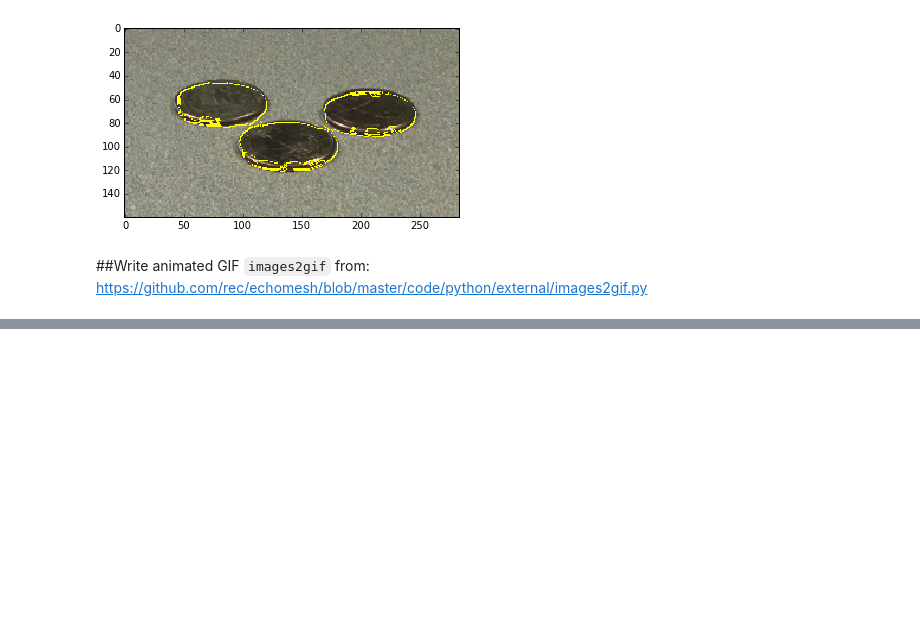
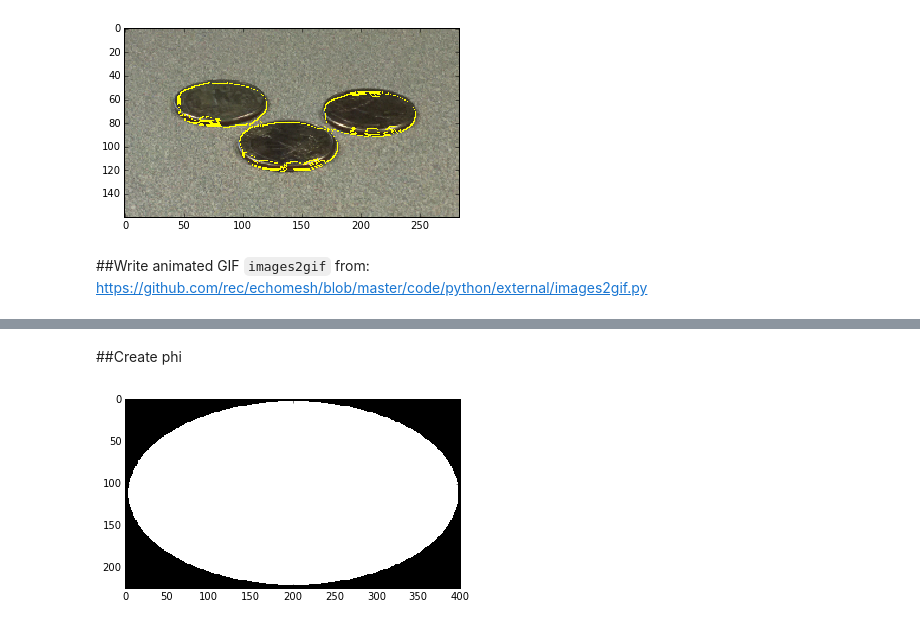
Before and after one commit to rmetchev/IVP-Python, a Jupyter notebook: Week6.ipynb, the cells around one changed output, grey strips where cells are left out. Saved outputs shown, nothing was run; the diff lists cells and outputs as text; code cells hidden in the pictures; blank space fills up the shorter version.

```diff
--- a/Week6.ipynb
+++ b/Week6.ipynb
@@ -124,0 +141,14 @@ writeGif(gif_out, img_sequence, duration=.25)
+# %% [markdown]
+##Create phi
+# %%
+# Create phi
+snufkin_bw = cv2.cvtColor(snufkin_color, cv2.COLOR_RGB2GRAY).astype(np.float)
+
+h, w = snufkin_bw.shape
+c0 =  1.0
+w0 = 4
+phi0 = -c0 * np.ones((h, w))
+cv2.ellipse(phi0, center=(w/2, h/2), axes=(w/2-w0, h/2-w0), angle=0, startAngle=0, endAngle=360,color=c0, thickness=-1)
+imgplt = plt.imshow(phi0, cmap=cm.Greys_r, interpolation="nearest")
+# %% [output]
+[figure, added]
```
Also changed, not shown: parts of 24 cells of this notebook, 1 other file.
